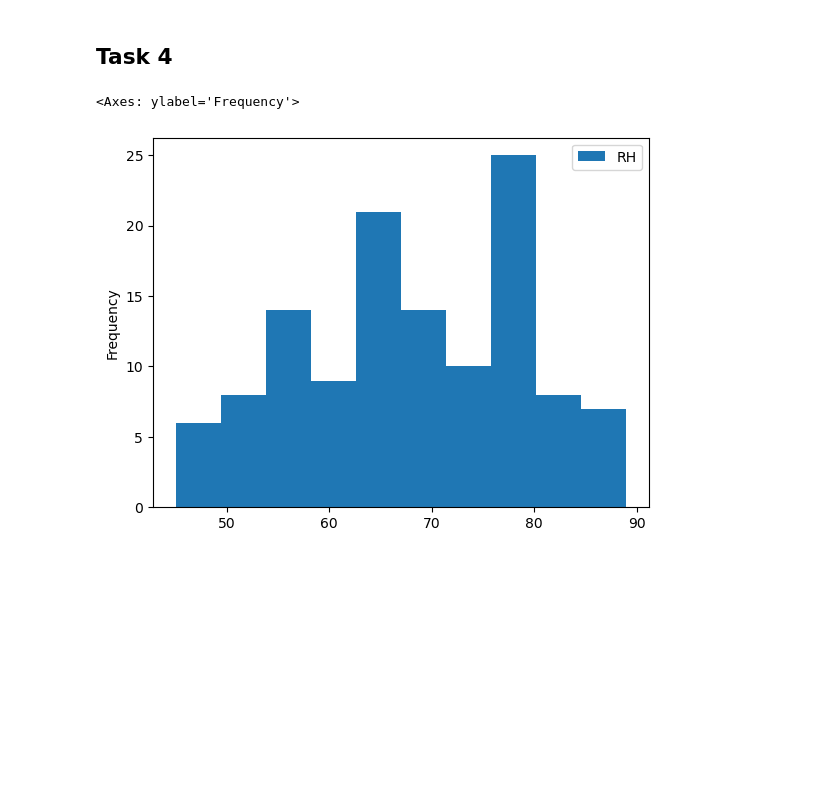
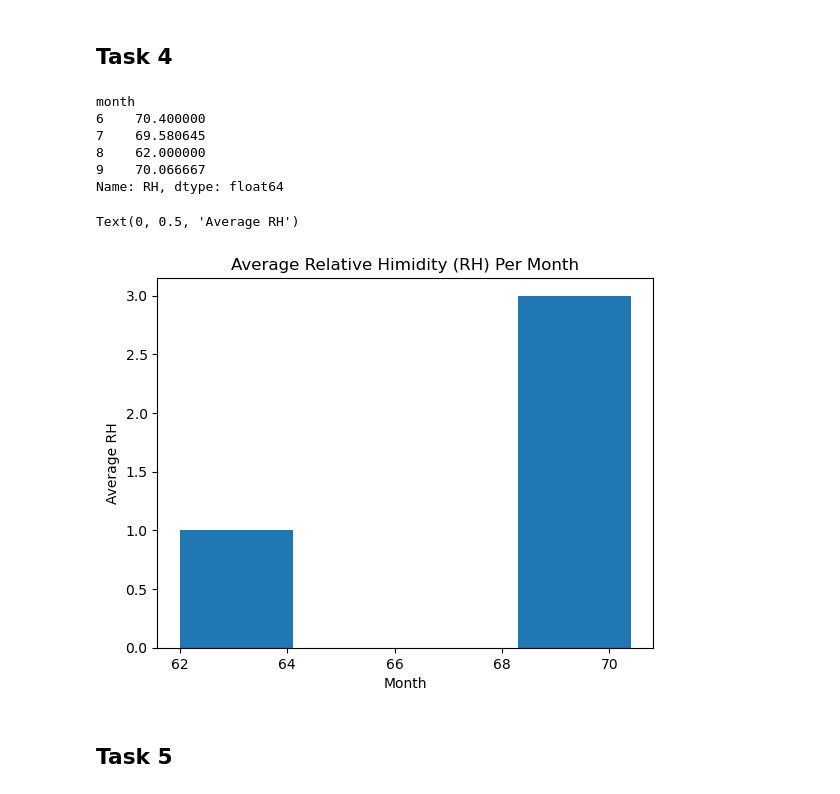
Before and after one commit to Jairik/Data-Visualization-Machine-Learning, a Jupyter notebook: Basic Datasets & Visualization/Basic_Datasets.ipynb, the cells around one changed output. Drawn from its saved outputs; the diff is of its cells as text; code cells hidden in the pictures; blank space fills up the shorter version.

```diff
--- a/Basic Datasets & Visualization/Basic_Datasets.ipynb
+++ b/Basic Datasets & Visualization/Basic_Datasets.ipynb
@@ -76,8 +80,22 @@ s_df.plot.scatter(x='Temperature', y='FWI')
 # %% [markdown]
 ## Task 4
-# %%
-# Must calculate average for each month
-b_df.plot.hist(x='month', y='RH')
-# %% [output]
-<Axes: ylabel='Frequency'>
-[figure, removed]
+# %%
+avg_RH_per_month = b_df.groupby('month')['RH'].mean()
+print(avg_RH_per_month)
+# ASK: Is this the best type of graph? Bar might be better, since this is
+# analyzing averages
+avg_RH_per_month.plot(kind='hist', bins=avg_RH_per_month.size)
+plt.title('Average Relative Himidity (RH) Per Month')
+plt.xlabel('Month')
+plt.ylabel('Average RH')
+# %% [output]
+month
+6    70.400000
+7    69.580645
+8    62.000000
+9    70.066667
+Name: RH, dtype: float64
+Text(0, 0.5, 'Average RH')
+[figure, added]
+# %% [markdown]
+## Task 5
```
Also changed, not shown: parts of 4 cells of this notebook, 2 other files.
